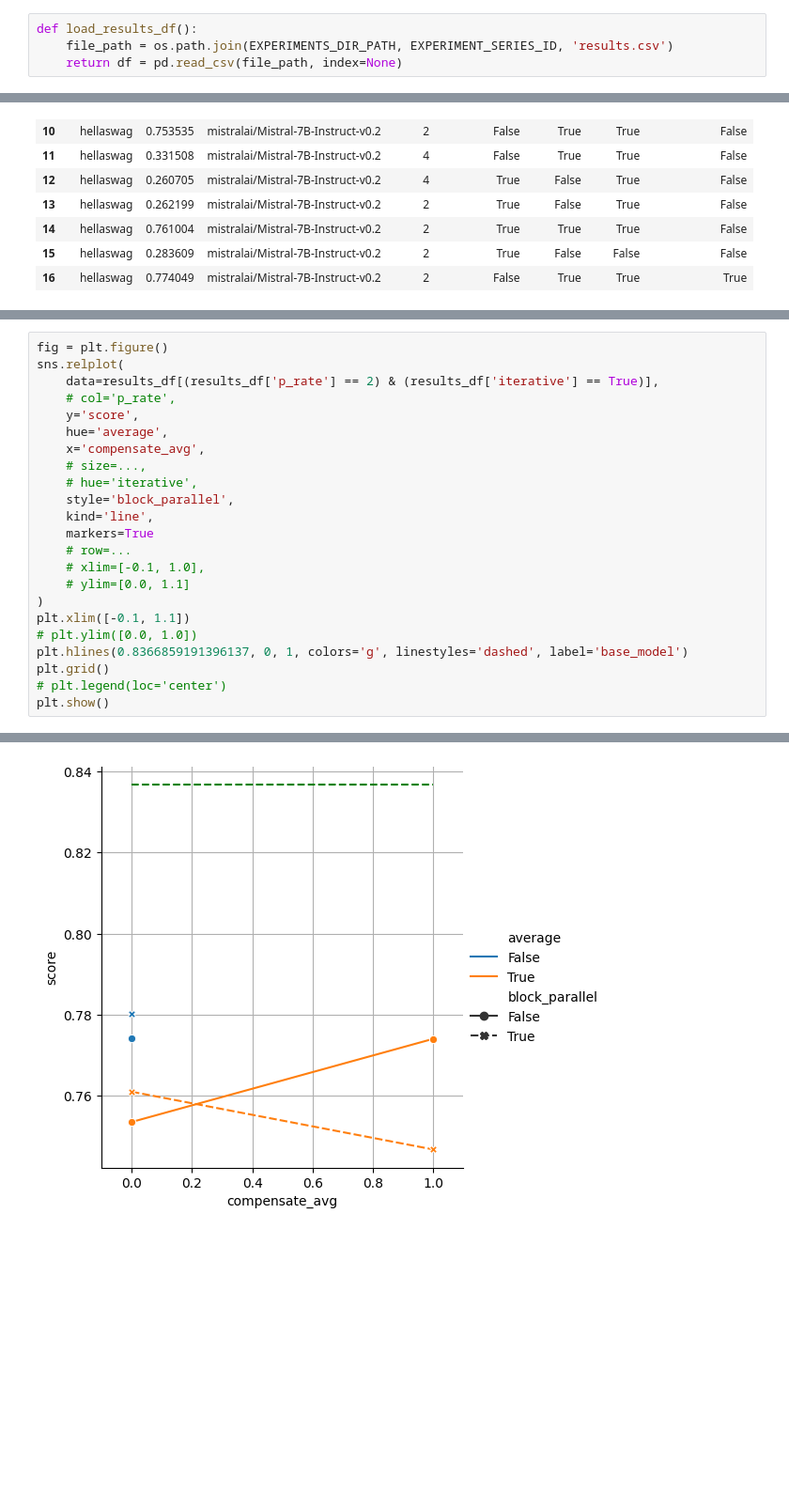
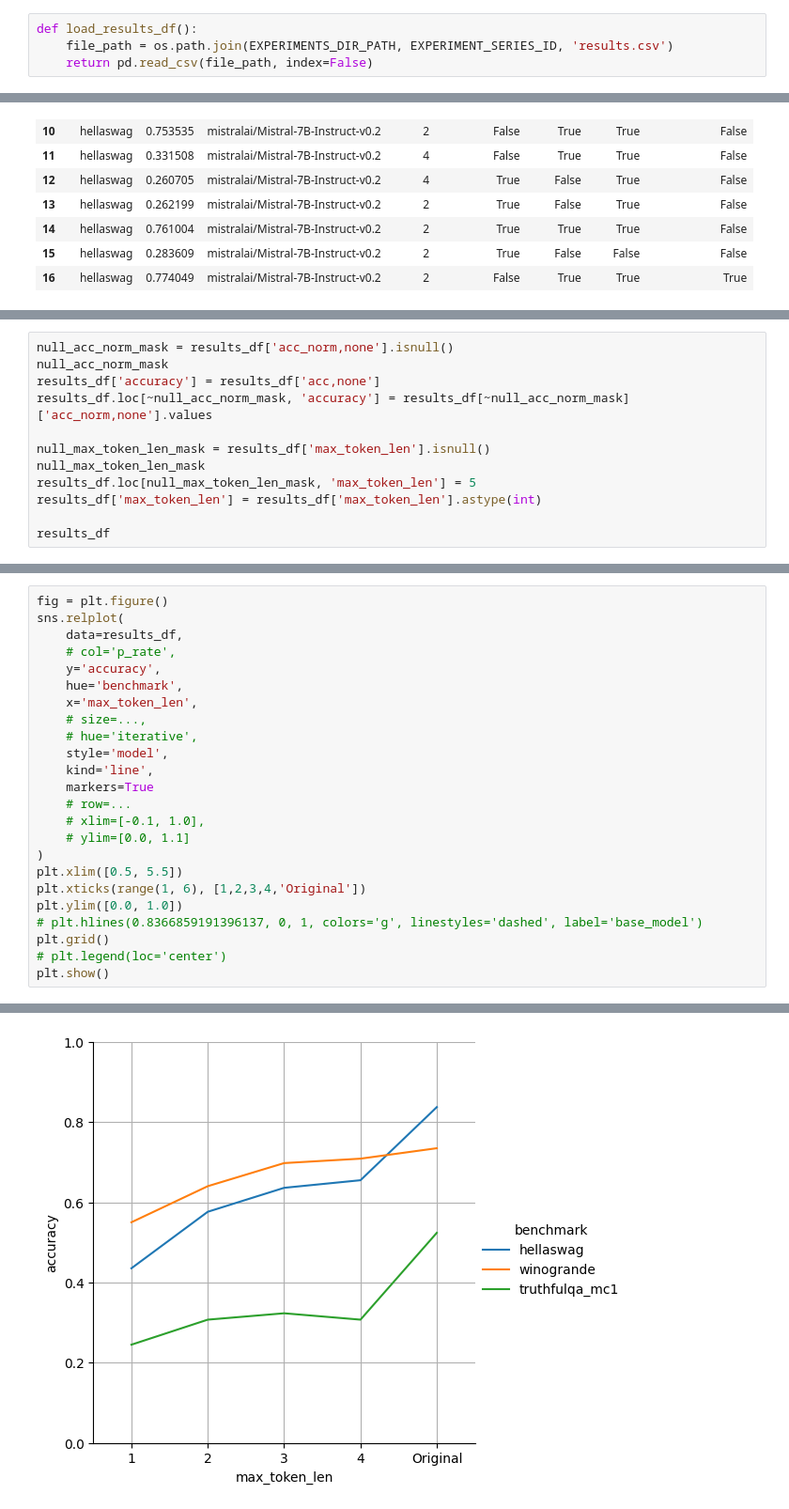
Before and after one commit to vincenzo-scotti/transformer_wrappers, a Jupyter notebook: notebooks/eval_resizable_wrapper.ipynb, the cells around one changed output, grey strips where cells are left out. Shown: that part at 94% size. Saved outputs shown, nothing was run; the diff lists cells and outputs as text; blank space fills up the shorter version.

```diff
--- a/notebooks/eval_resizable_wrapper.ipynb
+++ b/notebooks/eval_resizable_wrapper.ipynb
@@ -80,5 +125,5 @@ def append_results(**kwargs):
 # %%
 def load_results_df():
     file_path = os.path.join(EXPERIMENTS_DIR_PATH, EXPERIMENT_SERIES_ID, 'results.csv')
-    return df = pd.read_csv(file_path, index=None)
+    return pd.read_csv(file_path, index=False)
 # %%
@@ -207,0 +353,12 @@ Visualise results
+# %%
+null_acc_norm_mask = results_df['acc_norm,none'].isnull()
+null_acc_norm_mask
+results_df['accuracy'] = results_df['acc,none']
+results_df.loc[~null_acc_norm_mask, 'accuracy'] = results_df[~null_acc_norm_mask]['acc_norm,none'].values
+
+null_max_token_len_mask = results_df['max_token_len'].isnull()
+null_max_token_len_mask
+results_df.loc[null_max_token_len_mask, 'max_token_len'] = 5
+results_df['max_token_len'] = results_df['max_token_len'].astype(int)
+
+results_df
@@ -208,26 +382,27 @@ Visualise results
 # %%
 fig = plt.figure()
 sns.relplot(
-    data=results_df[(results_df['p_rate'] == 2) & (results_df['iterative'] == True)],
+    data=results_df,
     # col='p_rate',
-    y='score',
-    hue='average',
-    x='compensate_avg',
+    y='accuracy',
+    hue='benchmark',
+    x='max_token_len',
     # size=...,
     # hue='iterative',
-    style='block_parallel',
+    style='model',
     kind='line',
     markers=True
     # row=...
     # xlim=[-0.1, 1.0],
     # ylim=[0.0, 1.1]
 )
-plt.xlim([-0.1, 1.1])
-# plt.ylim([0.0, 1.0])
-plt.hlines(0.8366859191396137, 0, 1, colors='g', linestyles='dashed', label='base_model')
+plt.xlim([0.5, 5.5])
+plt.xticks(range(1, 6), [1,2,3,4,'Original'])
+plt.ylim([0.0, 1.0])
+# plt.hlines(0.8366859191396137, 0, 1, colors='g', linestyles='dashed', label='base_model')
 plt.grid()
 # plt.legend(loc='center')
 plt.show()
 # %% [output]
 <Figure size 640x480 with 0 Axes>
-[figure, old version]
+[figure, new version]
```
Also changed, not shown: parts of 41 cells of this notebook.
